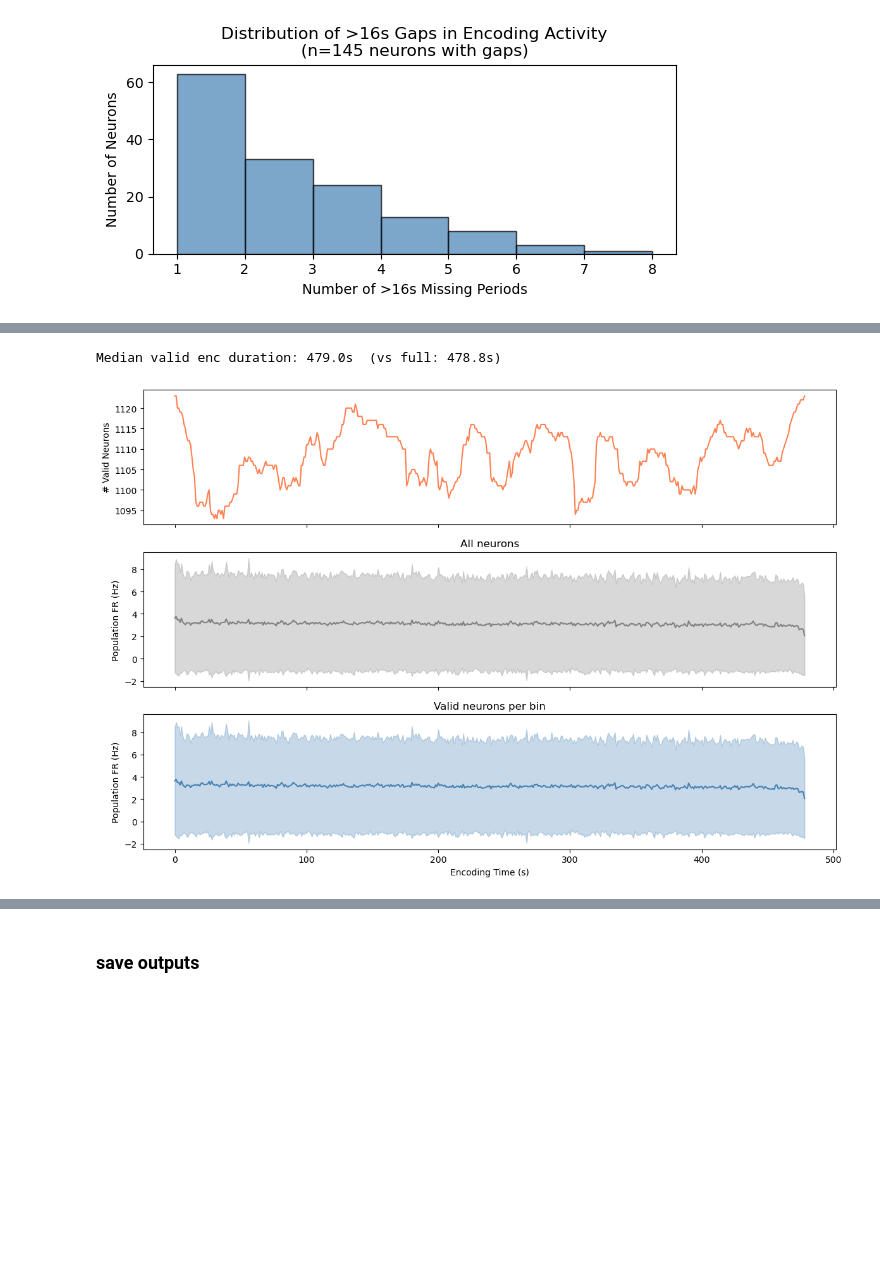
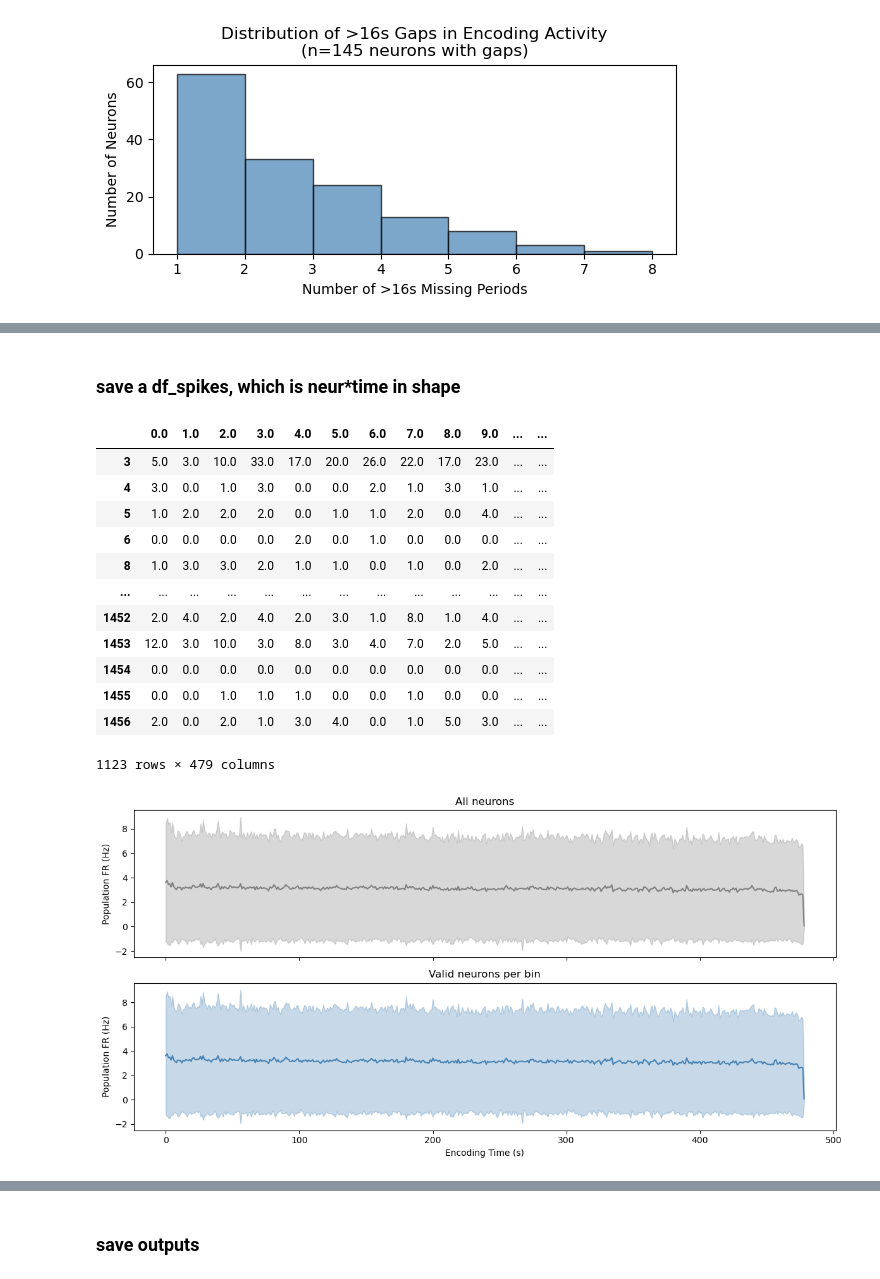
Before and after one commit to siyer7/movie_analysis, a Jupyter notebook: code/organize_data.ipynb, the cells around one changed output, grey strips where cells are left out. Cells and saved outputs as stored; diff of their text form; code cells hidden in the pictures; blank space fills up the shorter version.

```diff
--- a/code/organize_data.ipynb
+++ b/code/organize_data.ipynb
@@ -9,5 +13,7 @@ from convnwb.io import load_nwbfile
 # %%
-def population_fr(df, valid_mask, time_bins, bin_size=1):
+bin_size = 1 # seconds
+
+def population_fr(df, valid_mask, time_bins, bin_size=bin_size):
     """
     Mean population FR per timebin, using only valid (non-gap) neurons at each bin.
     Returns (mean_fr, std_fr, n_used) — each a 1D array over time_bins.
@@ -224,0 +234,16 @@ plt.show()
+# %%
+# valid_enc_duration: count valid bins per neuron, convert to seconds
+df_all_clean_data['valid_enc_duration'] = valid_mask.sum(axis=1) * bin_size
+df_all_clean_data['enc_firing_rate_valid'] = df_all_clean_data['enc_spike_count'] / df_all_clean_data['valid_enc_duration']
+
+# all_mask: baseline — treat every bin as valid, to compare against gap-corrected FR
+all_mask = np.ones_like(valid_mask)
+mean_fr_all, std_fr_all, _ = population_fr(df_all_clean_data, all_mask, time_bins)
+mean_fr, std_fr, n_used = population_fr(df_all_clean_data, valid_mask, time_bins)
+
+# n_used[t] = number of neurons with a valid bin at time t
+fig, ax = plt.subplots(1, 1, figsize=(12, 3))
+ax.plot(time_bins, n_used, color='coral')
+ax.set(title='Number of Valid Neurons per Timebin', ylabel='# Valid Neurons', xlabel='Encoding Time (s)')
+plt.tight_layout()
+plt.show()
@@ -225,29 +276,39 @@ plt.show()
+# %% [markdown]
+### save a df_spikes, which is neur*time in shape
+# %%
+# Build spike matrix: neurons x time_bins (FR in Hz per bin)
+spike_matrix = np.zeros((len(df_all_clean_data), len(time_bins)))
+for i, (_, row) in enumerate(df_all_clean_data.iterrows()):
+    spikes = np.array(row['enc_spikes'])
+    for t, t_start in enumerate(time_bins):
+        spike_matrix[i, t] = np.sum((spikes >= t_start) & (spikes < t_start + bin_size)) / bin_size
+
+df_spikes = pd.DataFrame(spike_matrix, columns=time_bins, index=df_all_clean_data.index)
+df_spikes
+# %% [output]
+|  | 0.0 | 1.0 | 2.0 | 3.0 | 4.0 | 5.0 | 6.0 | 7.0 | 8.0 | 9.0 | ... | ... |
+| 3 | 5.0 | 3.0 | 10.0 | 33.0 | 17.0 | 20.0 | 26.0 | 22.0 | 17.0 | 23.0 | ... | ... |
+| 4 | 3.0 | 0.0 | 1.0 | 3.0 | 0.0 | 0.0 | 2.0 | 1.0 | 3.0 | 1.0 | ... | ... |
+| 5 | 1.0 | 2.0 | 2.0 | 2.0 | 0.0 | 1.0 | 1.0 | 2.0 | 0.0 | 4.0 | ... | ... |
+| 6 | 0.0 | 0.0 | 0.0 | 0.0 | 2.0 | 0.0 | 1.0 | 0.0 | 0.0 | 0.0 | ... | ... |
+| 8 | 1.0 | 3.0 | 3.0 | 2.0 | 1.0 | 1.0 | 0.0 | 1.0 | 0.0 | 2.0 | ... | ... |
+| ... | ... | ... | ... | ... | ... | ... | ... | ... | ... | ... | ... | ... |
+| 1452 | 2.0 | 4.0 | 2.0 | 4.0 | 2.0 | 3.0 | 1.0 | 8.0 | 1.0 | 4.0 | ... | ... |
+| 1453 | 12.0 | 3.0 | 10.0 | 3.0 | 8.0 | 3.0 | 4.0 | 7.0 | 2.0 | 5.0 | ... | ... |
+| 1454 | 0.0 | 0.0 | 0.0 | 0.0 | 0.0 | 0.0 | 0.0 | 0.0 | 0.0 | 0.0 | ... | ... |
+| 1455 | 0.0 | 0.0 | 1.0 | 1.0 | 1.0 | 0.0 | 0.0 | 1.0 | 0.0 | 0.0 | ... | ... |
+| 1456 | 2.0 | 0.0 | 2.0 | 1.0 | 3.0 | 4.0 | 0.0 | 1.0 | 5.0 | 3.0 | ... | ... |
+1123 rows × 479 columns
 # %%
-# Valid-duration-based firing rate (unbiased — excludes oSort gap periods)
-df_filtered['valid_enc_duration'] = valid_mask.sum(axis=1) * bin_size
-df_filtered['enc_firing_rate_valid'] = df_filtered['enc_spike_count'] / df_filtered['valid_enc_duration']
-print(f"Median valid enc duration: {df_filtered['valid_enc_duration'].median():.1f}s  "
-      f"(vs full: {df_filtered['enc_duration'].median():.1f}s)")
-
-all_mask = np.ones_like(valid_mask)
-mean_fr_all, std_fr_all, _ = population_fr(df_filtered, all_mask, time_bins)
-mean_fr, std_fr, n_used = population_fr(df_filtered, valid_mask, time_bins)
-
-fig, axs = plt.subplots(3, 1, figsize=(12, 8), sharex=True)
-
-axs[0].plot(time_bins, n_used, color='coral')
-axs[0].set(ylabel='# Valid Neurons')
-
-axs[1].plot(time_bins, mean_fr_all, color='gray')
-axs[1].fill_between(time_bins, mean_fr_all - std_fr_all, mean_fr_all + std_fr_all, alpha=0.3, color='gray')
-axs[1].set(ylabel='Population FR (Hz)', title='All neurons')
-
-axs[2].plot(time_bins, mean_fr, color='steelblue')
-axs[2].fill_between(time_bins, mean_fr - std_fr, mean_fr + std_fr, alpha=0.3, color='steelblue')
-axs[2].set(ylabel='Population FR (Hz)', xlabel='Encoding Time (s)', title='Valid neurons per bin')
-
+# Population FR plots
+fig, axs = plt.subplots(2, 1, figsize=(12, 6), sharex=True)
+axs[0].plot(time_bins, mean_fr_all, color='gray')
+axs[0].fill_between(time_bins, mean_fr_all - std_fr_all, mean_fr_all + std_fr_all, alpha=0.3, color='gray')
+axs[0].set(ylabel='Population FR (Hz)', title='All neurons')
+axs[1].plot(time_bins, mean_fr, color='steelblue')
+axs[1].fill_between(time_bins, mean_fr - std_fr, mean_fr + std_fr, alpha=0.3, color='steelblue')
+axs[1].set(ylabel='Population FR (Hz)', xlabel='Encoding Time (s)', title='Valid neurons per bin')
 plt.tight_layout()
 plt.show()
 # %% [output]
-Median valid enc duration: 479.0s  (vs full: 478.8s)
-[figure, old version]
+[figure, new version]
```
Also changed, not shown: parts of 14 cells of this notebook, 42 other files.
